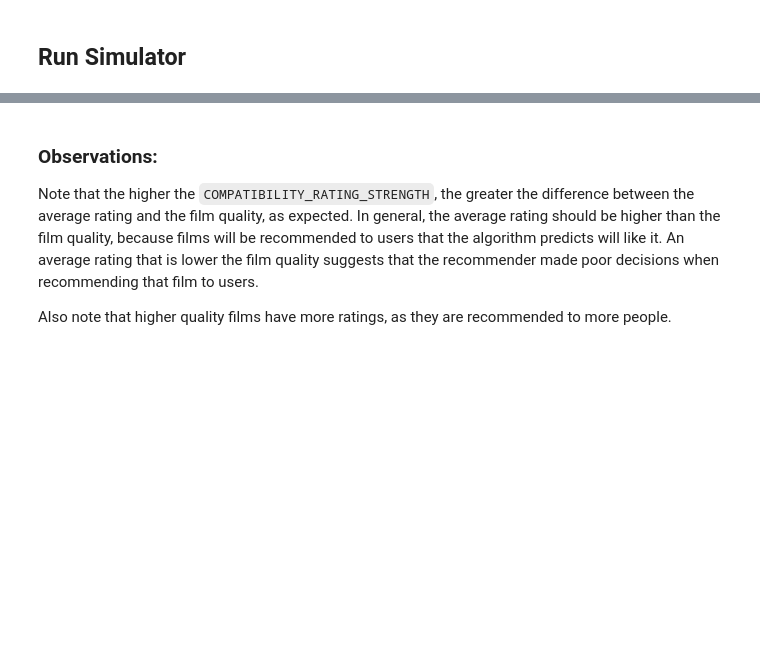
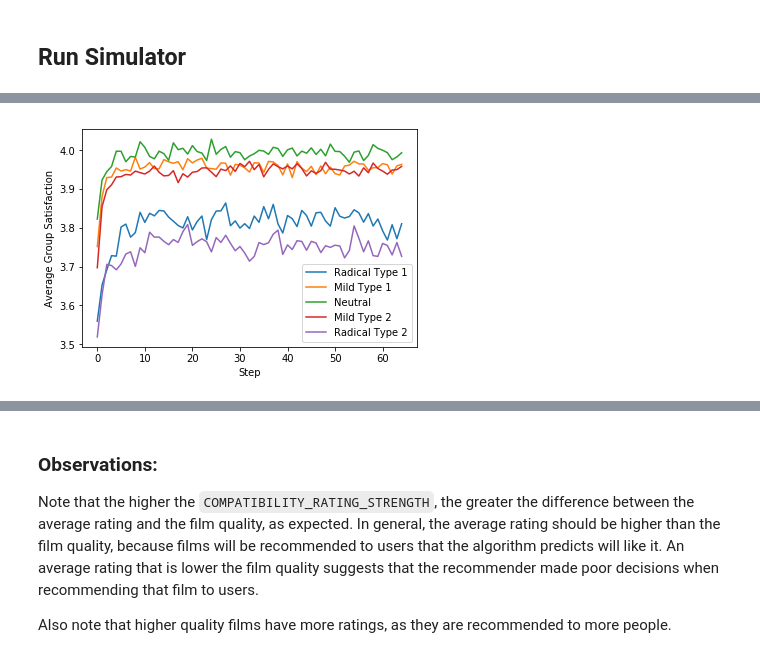
Before and after one commit to lgoodridge/VRA-Sim, a Jupyter notebook: Simulation.ipynb, the cells around one changed output, grey strips where cells are left out. Cells and saved outputs as stored; diff of their text form; code cells hidden in the pictures; blank space fills up the shorter version.

```diff
--- a/Simulation.ipynb
+++ b/Simulation.ipynb
@@ -187,9 +254,6 @@ def film_users_cat(film_or_user):
             cat = 2
     return cat
 # %%
-NUM_USERS = 6040 # 6040
-NUM_FILMS = 3883 # 3883
-
 users = generate_users(NUM_USERS)
 films = generate_films(NUM_FILMS)
 
@@ -691,3 +708,19 @@ plt.show()
+# %%
+# Plot the satisfaction over time for each user group
+user_cats = [film_users_cat(user) for user in users]
+for cat in range(-2, 3):
+    group_satisfaction_over_time = [
+        np.mean([x for i,x in enumerate(user_satisfaction) if user_cats[i] == cat])
+        for user_satisfaction in user_satisfaction_over_time
+    ]
+    label = ["Radical Type 1", "Mild Type 1", "Neutral", "Mild Type 2", "Radical Type 2"][cat+2]
+    plt.plot(group_satisfaction_over_time, label=label)
+plt.xlabel("Step")
+plt.ylabel("Average Group Satisfaction")
+plt.legend()
+plt.show()
+# %% [output]
+[figure, added]
 # %%
 # NUM_STEPS x (NUM_USERS * NUM_RECS) matrix of recommended filmIDs
 flattened_rec_filmIDs_over_time = np.array([x.flatten() for x in recommended_filmIDs_over_time])
```
Also changed, not shown: parts of 23 cells of this notebook, 5 other files.
